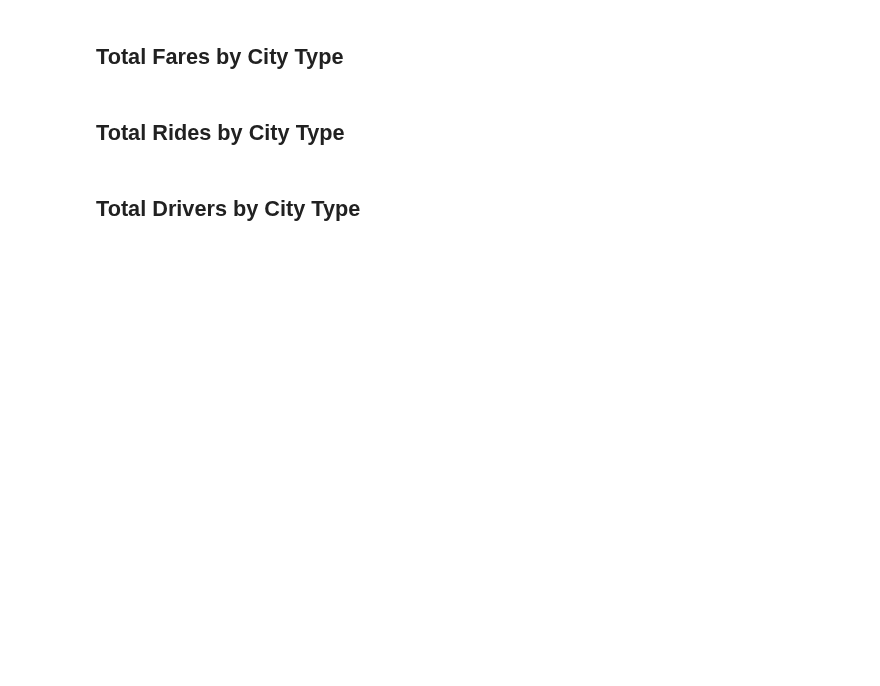
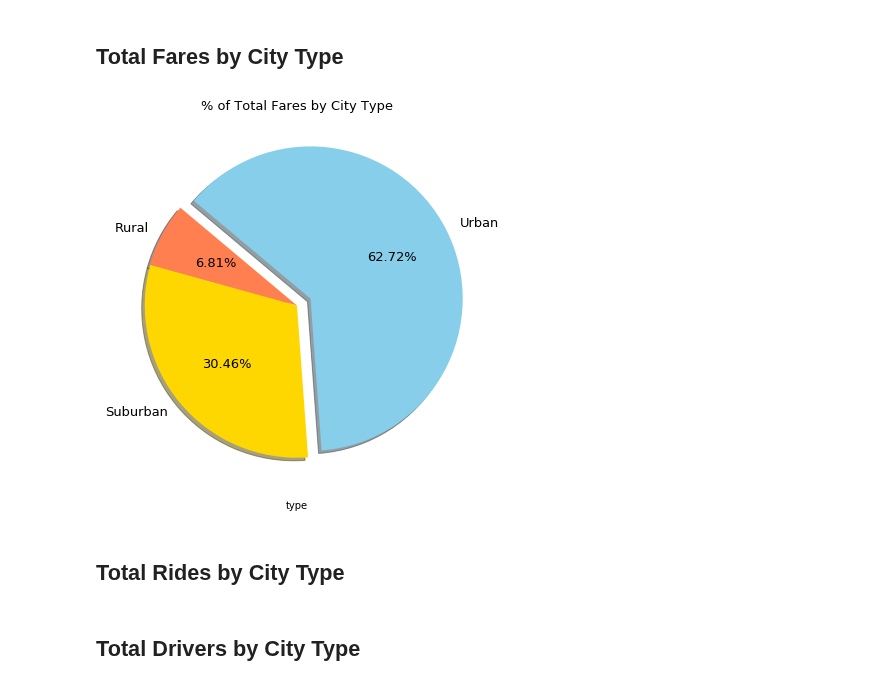
Before and after one commit to FeLowe/NW-Bootcamp-Homework, a Jupyter notebook: Matplotlib/pyber.ipynb, the cells around one changed output. Saved outputs shown, nothing was run; the diff lists cells and outputs as text; code cells hidden in the pictures; blank space fills up the shorter version.

```diff
--- a/Matplotlib/pyber.ipynb
+++ b/Matplotlib/pyber.ipynb
@@ -103,3 +100,26 @@ plt.show()
+# %%
+# Calculate Type Percents
+perc_by_city_type = combined_data.groupby(["type"]).sum()["fare"] / combined_data["fare"].sum() * 100
+
+# Build Pie Chart
+plt.pie(perc_by_city_type,
+        labels=["Rural", "Suburban", "Urban"],
+        colors=["coral", "gold", "skyblue"],
+        explode=[0, 0, 0.1],
+        autopct='%.2f%%', shadow=True, startangle=140,
+        textprops={'fontsize': 13})
+
+plt.title("% of Total Fares by City Type", fontsize=13)
+
+perc_by_city_type.plot(figsize=(7,7))
+
+# Save Figure
+plt.savefig("pie_perc_by_city_type.png")
+
+# Show Figure
+plt.show()
+# %% [output]
+[figure, added]
 # %% [markdown]
 ## Total Rides by City Type
 # %%
```
Also changed, not shown: parts of 5 cells of this notebook, 2 other files.
